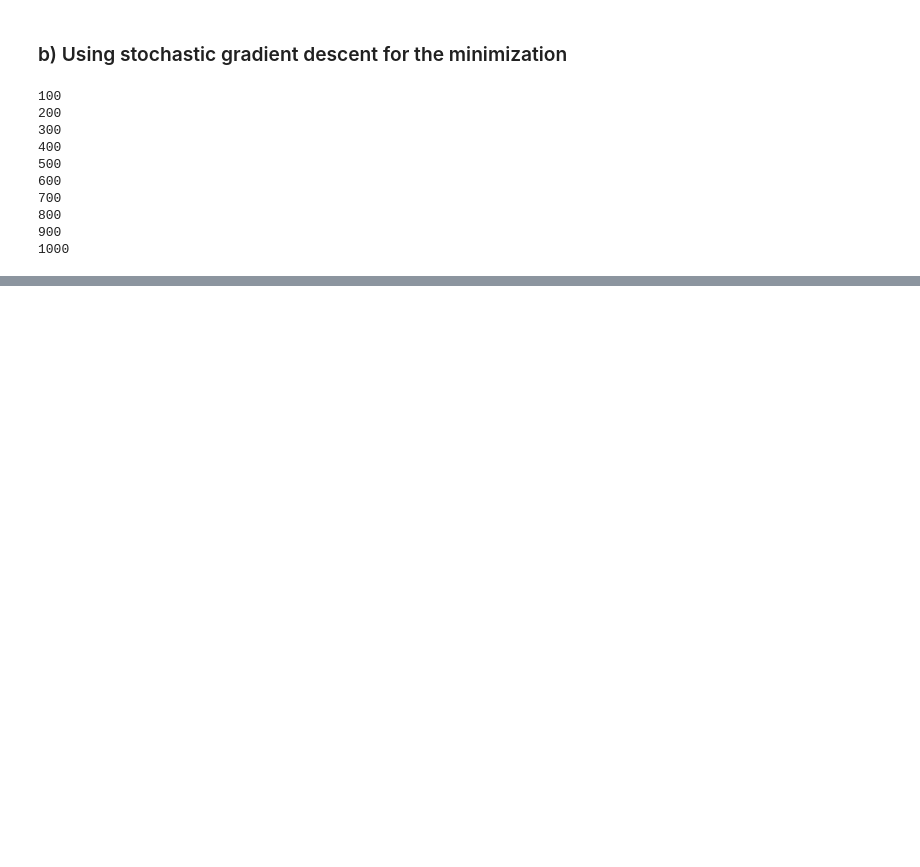
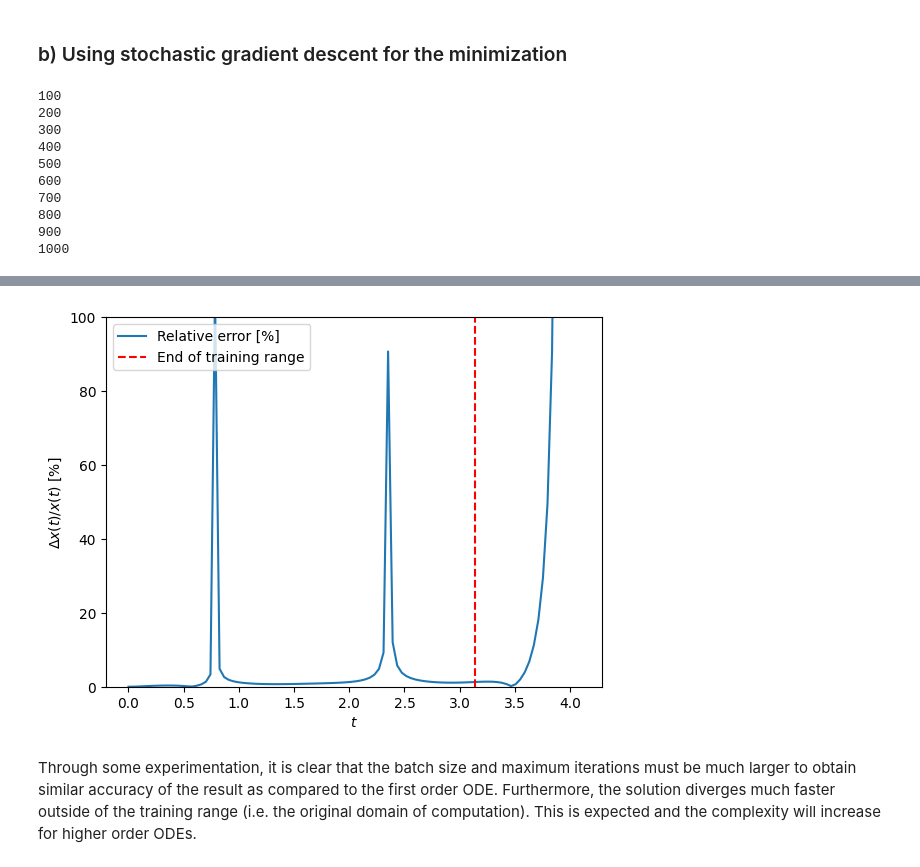
Before and after one commit to vidanchev/PINN_Testing, a Jupyter notebook: Solving_ODE.ipynb, the cells around one changed output, grey strips where cells are left out. Cells and saved outputs as stored; diff of their text form; code cells hidden in the pictures; blank space fills up the shorter version.

```diff
--- a/Solving_ODE.ipynb
+++ b/Solving_ODE.ipynb
@@ -173,0 +319,20 @@ plt.legend( loc = "best");
+# %%
+# Relative error within the same range (regularized not to compute for values of x_real very close to 0)
+rel_err = np.zeros( len( t_arr ) )
+for i in range( 0 , len( t_arr ) ):
+    if abs( x_real[ i ] ) > 1e-3:
+        rel_err[ i ] = abs( ( x_real[ i ] - x_arr[ i ] )*100.0/x_real[ i ] )
+
+fig, ax = plt.subplots( )
+ax.plot( t_arr , rel_err , label = "Relative error [%]" )
+ax.set_xlabel( r"$t$" )
+ax.set_ylabel( r"$\Delta x(t)/x(t)$ [%]" )
+ax.set_ylim( [ 0.0 , 100.0 ] )
+plt.axvline( x = t_max , color = "red" , linestyle = "dashed" , label = "End of training range" )
+plt.legend( loc = "best");
+# %% [output]
+[figure, added]
+# %% [markdown]
+Through some experimentation, it is clear that the batch size and maximum iterations must be much larger to obtain similar accuracy of the result as compared to the first order ODE.
+Furthermore, the solution diverges much faster outside of the training range (i.e. the original domain of computation).
+This is expected and the complexity will increase for higher order ODEs.
```
Also changed, not shown: parts of 9 cells of this notebook, 1 other file.
